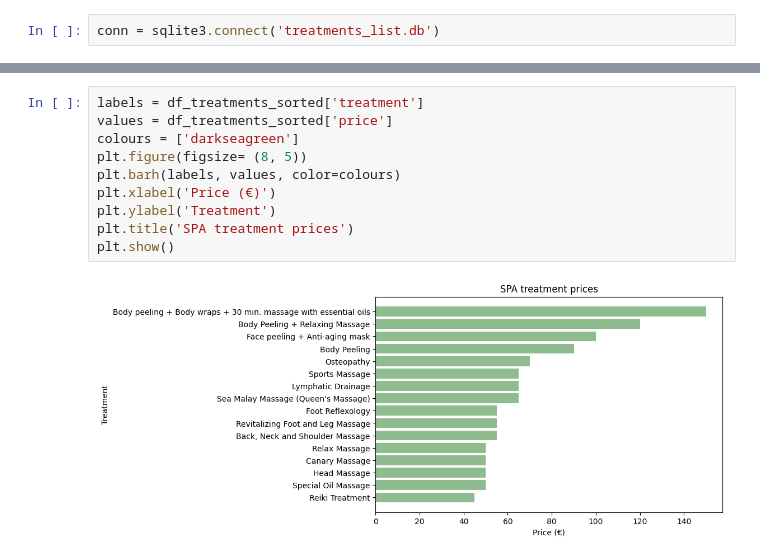
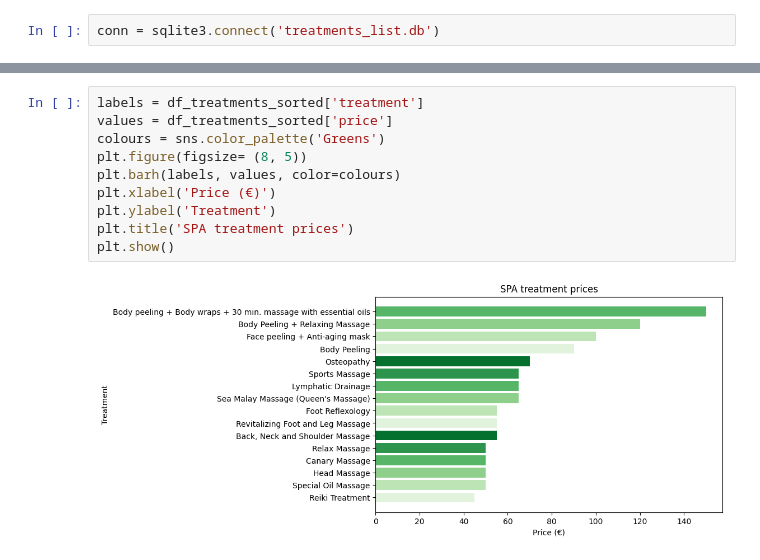
Before and after one commit to 4GeeksAcademy/inetke-scraping-project, a Jupyter notebook: src/explore.es.ipynb, the cells around one changed output, grey strips where cells are left out. Cells and saved outputs as stored; diff of their text form.

Commit message:
changed the colours

```diff
--- a/src/explore.es.ipynb
+++ b/src/explore.es.ipynb
@@ -133,15 +127,15 @@ Rows inserted: 16
 # %%
 labels = df_treatments_sorted['treatment']
 values = df_treatments_sorted['price']
-colours = ['darkseagreen']
+colours = sns.color_palette('Greens')
 plt.figure(figsize= (8, 5))
 plt.barh(labels, values, color=colours)
 plt.xlabel('Price (€)')
 plt.ylabel('Treatment')
 plt.title('SPA treatment prices')
 plt.show()
 # %% [output]
-[figure, old version]
+[figure, new version]
 # %%
 sns.scatterplot(x='price', y='treatment', data=df_treatments, color='forestgreen')
 plt.xlabel('Price (€)')
```
Also changed, not shown: parts of 4 cells of this notebook, 2 other files.
